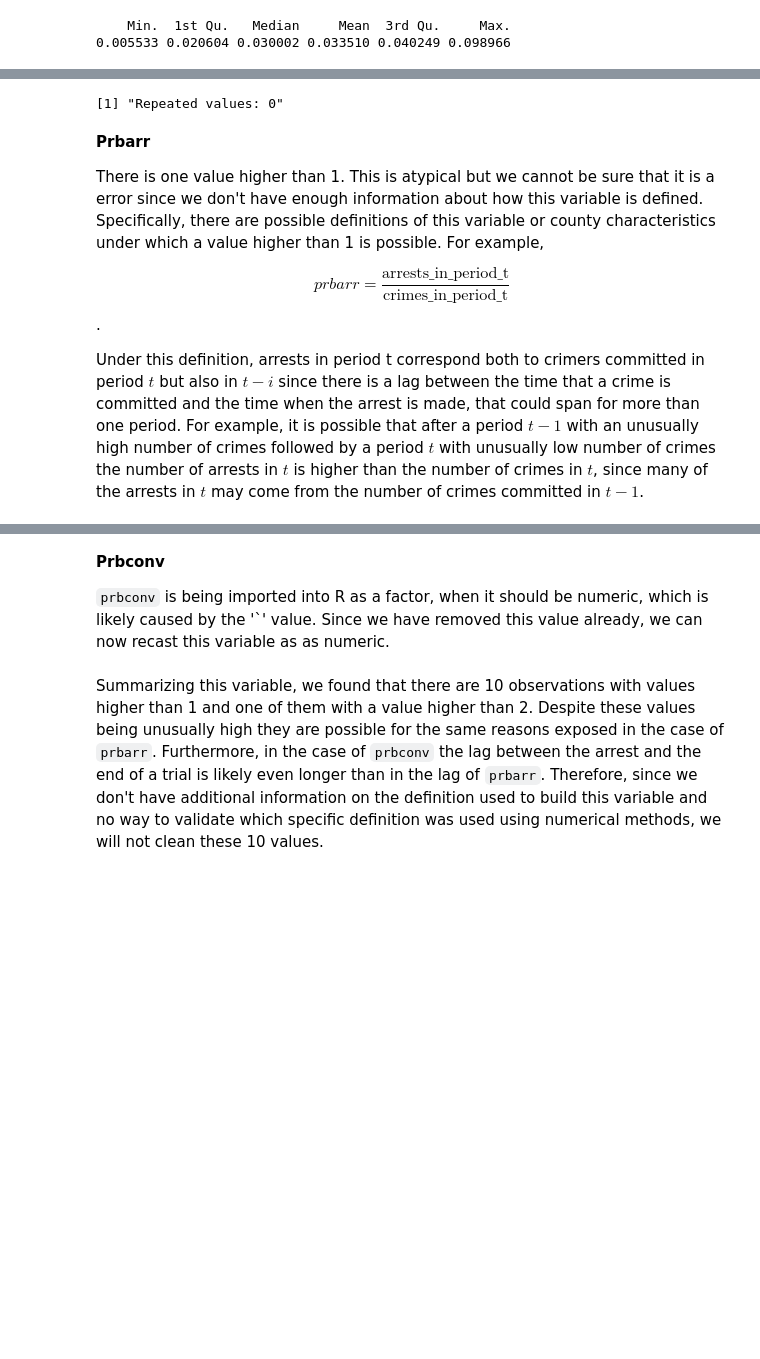
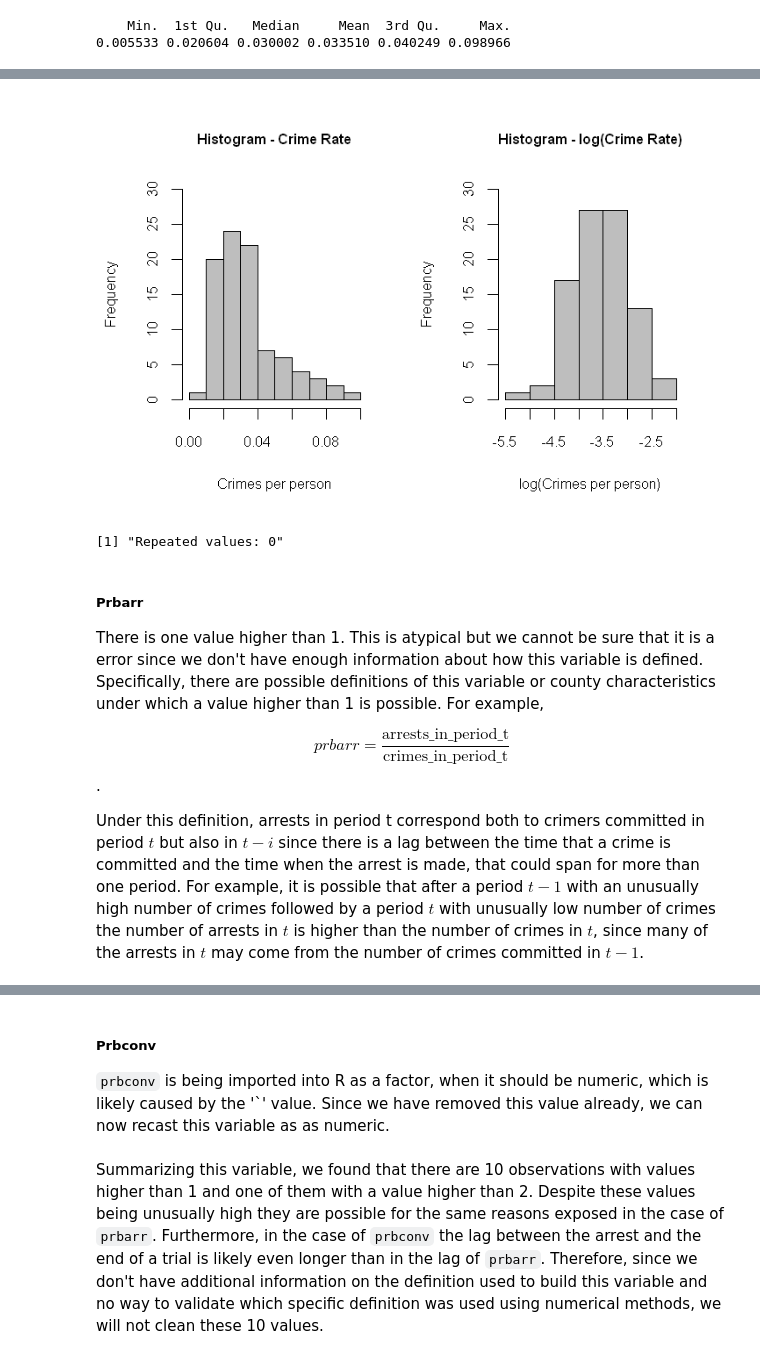
Before and after one commit to ramirocadavid/w203-Lab3, a Jupyter notebook: Lab3_part_2_3_Ramiro.ipynb, the cells around one changed output, grey strips where cells are left out. Cells and saved outputs as stored; diff of their text form; code cells hidden in the pictures; blank space fills up the shorter version.

```diff
--- a/Lab3_part_2_3_Ramiro.ipynb
+++ b/Lab3_part_2_3_Ramiro.ipynb
@@ -126,3 +154,11 @@ hist(clean$crmrte, main = "Histogram - Crime Rate", col = 'gray', ylim = c(0, 25
+# %%
+par(mfrow = c(1, 2), cex.main = 0.8, cex.lab = 0.8, cex.axis = 0.8)
+hist(clean$crmrte, main = "Histogram - Crime Rate", col = 'gray', ylim = c(0, 30), xlab = "Crimes per person",
+     breaks = sqrt(nrow(clean)))
+hist(log(clean$crmrte), main = "Histogram - log(Crime Rate)", col = 'gray', ylim = c(0, 30),
+     xlab = "log(Crimes per person)", breaks = sqrt(nrow(clean)))
+# %% [output]
+[figure, added]
 # %%
 # Check for concentration of values
 freqs.crmrte <- data.frame(table(clean$crmrte))
@@ -131,7 +167,7 @@ paste("Repeated values:",
 # %% [output]
 [1] "Repeated values: 0"
 # %% [markdown]
-**Prbarr**
+##### Prbarr
 
 There is one value higher than 1. This is atypical but we cannot be sure that it is a error since we don't have enough information about how this variable is defined. Specifically, there are possible definitions of this variable or county characteristics under which a value higher than 1 is possible. For example,
 
@@ -148,7 +184,7 @@ clean[clean$prbarr > 1, ]
 | 51 | 115 | 87 | 0.0055332 | 1.09091 | 1.5 | 0.5 | 20.7 | 0.00905433 | 0.3858093 | 28.1931 | 1 | ... |
 [figure]
 # %% [markdown]
-**Prbconv**
+##### Prbconv
 
 `prbconv` is being imported into R as a factor, when it should be numeric, which is likely caused by the '\`' value. Since we have removed this value already, we can now recast this variable as as numeric.
 # %%
```
Also changed, not shown: parts of 64 cells of this notebook, 1 other file.
